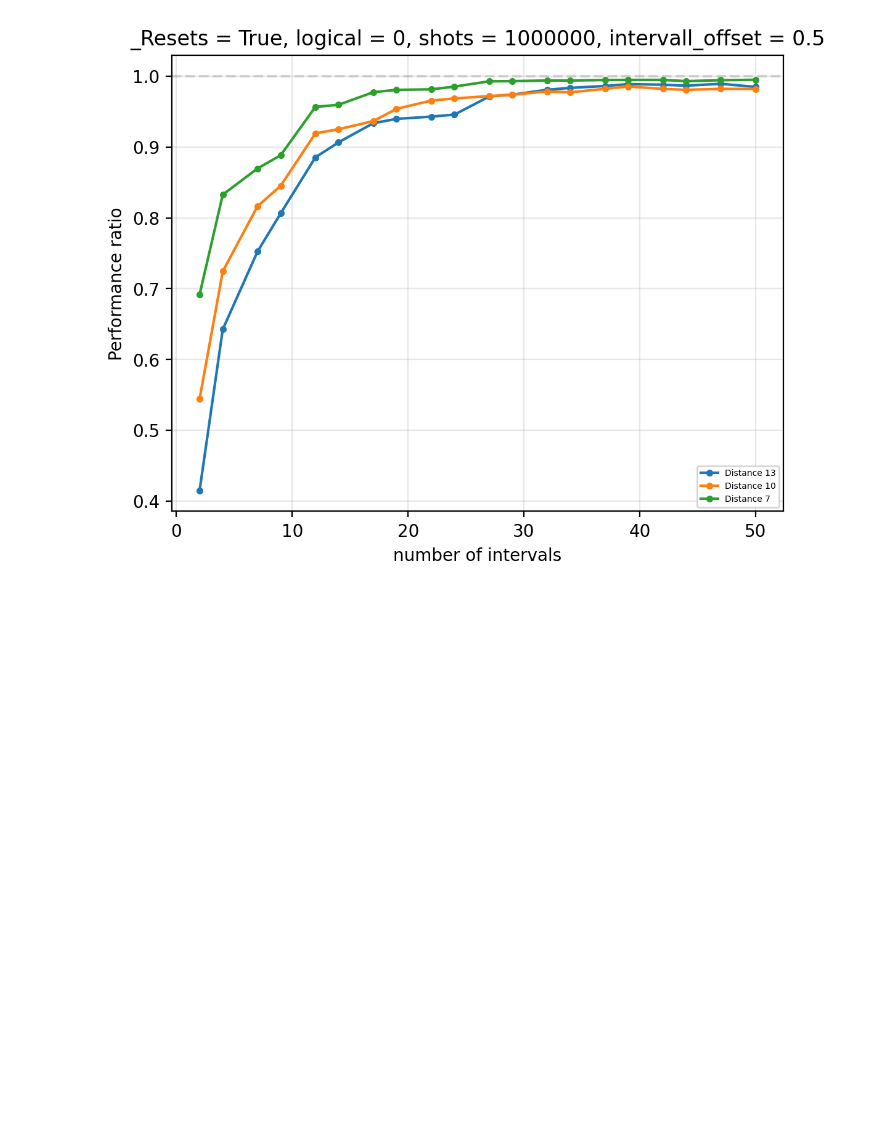
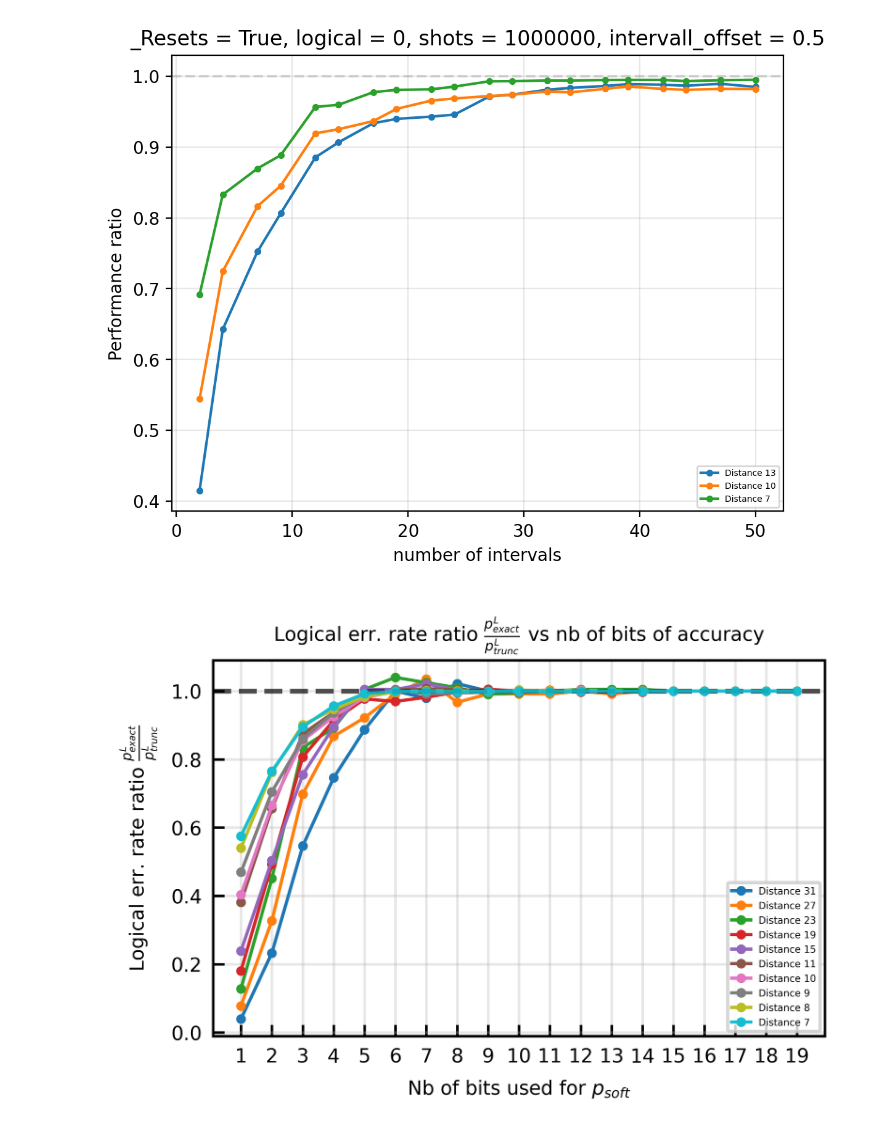
Before and after one commit to quantumjim/soft_information_decoding, a Jupyter notebook: notebooks/Simulator/Info_perfo/plot.ipynb, the cells around one changed output. Saved outputs shown, nothing was run; the diff lists cells and outputs as text; code cells hidden in the pictures; blank space fills up the shorter version.

Commit message:
Soft vs Hard simul

```diff
--- a/notebooks/Simulator/Info_perfo/plot.ipynb
+++ b/notebooks/Simulator/Info_perfo/plot.ipynb
@@ -47,3 +47,82 @@ for result in data:
     plt.grid(alpha=0.3)
 # %% [output]
 [figure]
+# %%
+import matplotlib.pyplot as plt
+import json
+import numpy as np
+
+FIGURE_WIDTH_1COL = 3.404  # For PRX style, change for according to journal
+FIGURE_WIDTH_2COL = 7.057  # For PRX style, change for according to journal
+FIGURE_HEIGHT_1COL_GR = FIGURE_WIDTH_1COL*2/(1 + np.sqrt(5))
+FIGURE_HEIGHT_2COL_GR = FIGURE_WIDTH_2COL*2/(1 + np.sqrt(5))
+
+font_size = 6 # For PRX style, change for according to journal
+
+plt.rcParams.update({
+    'font.size'           : font_size,
+    'figure.titlesize'    : 'medium',
+    'figure.dpi'          : 1000,
+    'figure.figsize'      : (FIGURE_WIDTH_1COL, FIGURE_HEIGHT_1COL_GR),
+    'axes.titlesize'      : 'medium',
+    'axes.axisbelow'      : True,
+    'xtick.direction'     : 'in',
+    'xtick.labelsize'     : 'small',
+    'ytick.direction'     : 'in',
+    'ytick.labelsize'     : 'small',
+    'image.interpolation' : 'none',
+    'legend.fontsize'     : font_size,
+    'axes.labelsize'      : font_size,
+    'axes.titlesize'      : font_size,
+    'xtick.labelsize'     : font_size,
+    'ytick.labelsize'     : font_size,
+})
+
+
+plt.rcParams.update({'font.family':'sans-serif'})
+
+
+
+
+
+with open(f"result_tradeoff_grid.json", "r") as f:
+    data = json.load(f)
+
+plt.figure(dpi=1000)
+for result in data:
+    if result["metadata"]["DEVICE"] != 'ibm_sherbrooke':
+        continue
+    if result["metadata"]["DISTANCE"] != result["metadata"]["ROUNDS"]:
+        continue
+    if result["metadata"]["_RESETS"] != False:
+        continue
+    if result["metadata"]["SHOTS"] != int(2e5):
+        continue
+    if "interval_offset" not in result["metadata"].keys():
+        continue
+
+    if result["metadata"]["interval_offset"] != 0.5:
+        continue
+
+    if result["metadata"]["DISTANCE"] > 31:
+        continue
+
+    if result["metadata"]["DISTANCE"] < 7:
+        continue
+
+
+    errors = [result["num_errors"][-1]/(e+1e-8) for e in result["num_errors"][:-1]]
+    bits = [2**b for b in result["bits"][:-1]]
+    bits = result["bits"][:-1]
+    plt.plot(bits, errors[:], label=f"Distance {result['metadata']['DISTANCE']}", marker="o", markersize=2, linewidth=1)
+    # plt.title(f"_Resets = {result['metadata']['_RESETS']}, logical = {result['metadata']['LOGICAL']}, shots = {result['metadata']['SHOTS']}, intervall_offset = {result['metadata']['interval_offset']}")
+    plt.title(r"Logical err. rate ratio $\frac{p^{L}_{exact}}{p^{L}_{trunc}}$ vs nb of bits of accuracy")
+    plt.xlabel(r"Nb of bits used for $p_{soft}$")
+    plt.xticks()
+    plt.ylabel(r"Logical err. rate ratio $\frac{p^{L}_{exact}}{p^{L}_{trunc}}$")
+    plt.xticks(bits)
+    plt.axhline(y=1, color='black', linestyle='--', alpha=0.1)
+    plt.legend(fontsize=3)
+    plt.grid(alpha=0.3)
+# %% [output]
+[figure, added]
```
Also changed, not shown: 4 other files.
